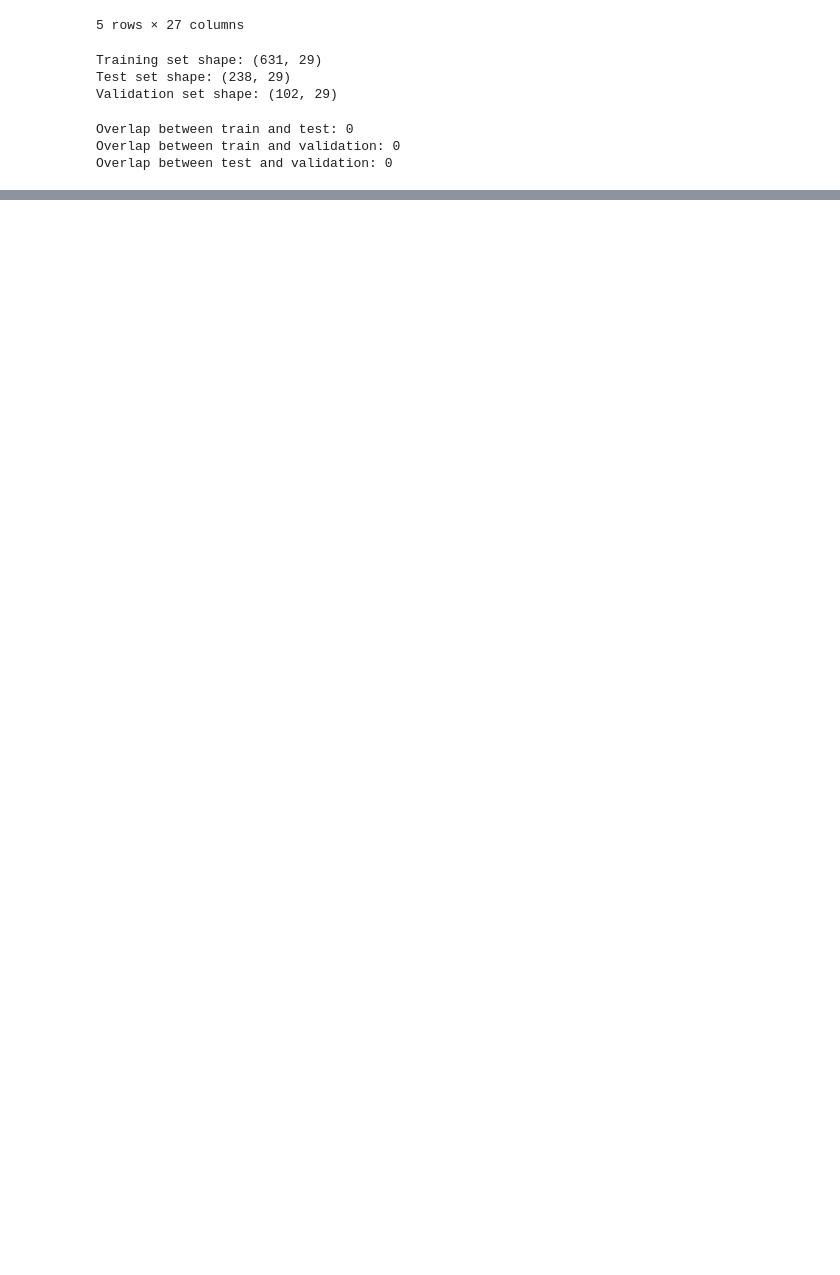
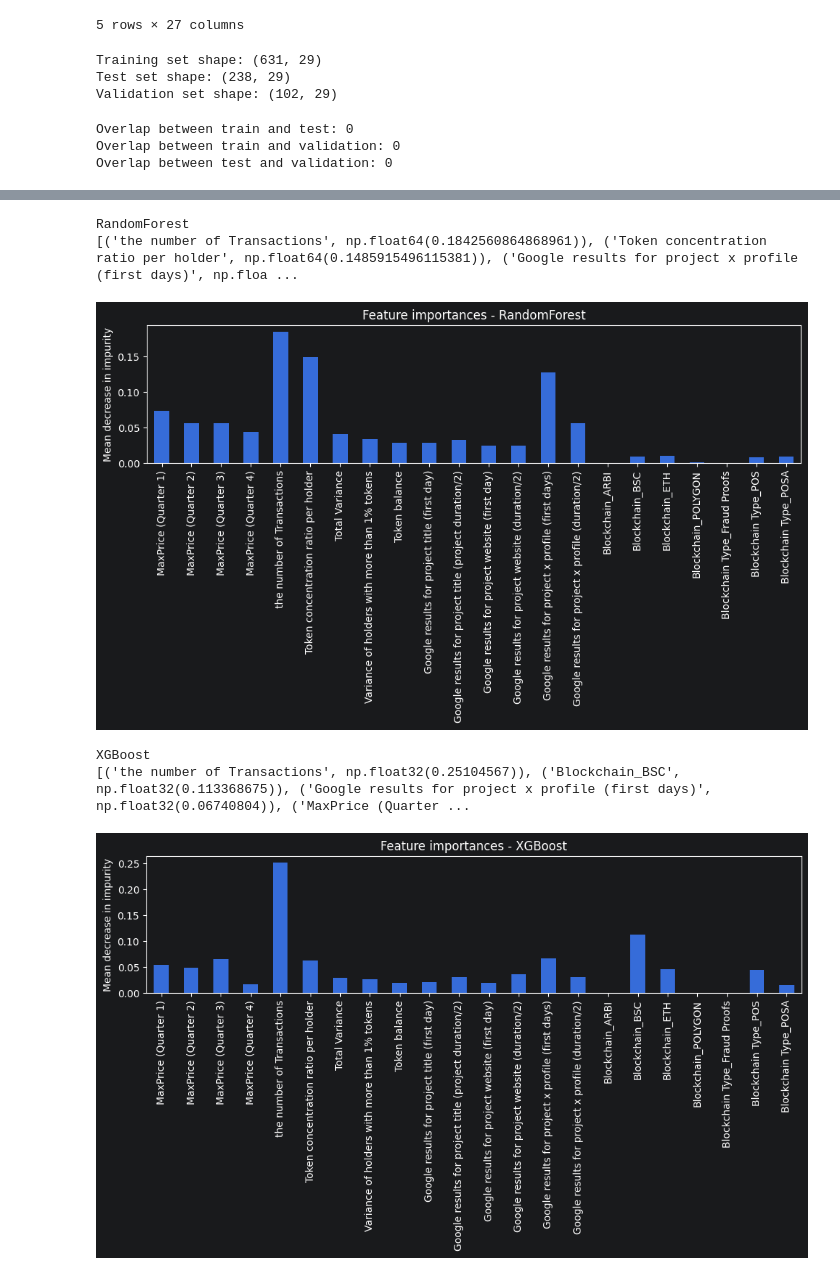
Before and after one commit to Luero/ML_RugPull_Detector, a Jupyter notebook: General pipeline for experimentations.ipynb, the cells around one changed output, grey strips where cells are left out. Saved outputs shown, nothing was run; the diff lists cells and outputs as text; code cells hidden in the pictures; blank space fills up the shorter version.

```diff
--- a/General pipeline for experimentations.ipynb
+++ b/General pipeline for experimentations.ipynb
@@ -206,0 +527,30 @@ TypeError: '<' not supported between instances of 'float' and 'str'
+# %%
+# Assess feature importance for Random Forest and XGBoost with feature_importances_ property and plot them
+
+# Reference: CSM010-2024-APR, Topic 5. 5.12 Hands-on programming demo: evaluating models
+
+def assess_feature_importance_RF_XGBoost_with_plots(name, model, feature_names):
+    scores = dict(zip(feature_names, model.feature_importances_))
+    sorted_scores = sorted(scores.items(), key=lambda x: x[1], reverse=True)
+    print(name)
+    print(sorted_scores)
+
+    importances = pd.Series(model.feature_importances_, index=feature_names)
+
+    fig, ax = pyplot.subplots(figsize=(10, 6))
+    importances.plot.bar(ax=ax)
+    ax.set_title(f"Feature importances - {name}")
+    ax.set_ylabel("Mean decrease in impurity")
+    fig.tight_layout()
+    pyplot.show()
+
+for name, model in models:
+    if name in ("RandomForest", "XGBoost"):
+        assess_feature_importance_RF_XGBoost_with_plots(name, model, feature_names)
+# %% [output]
+RandomForest
+[('the number of Transactions', np.float64(0.1842560864868961)), ('Token concentration ratio per holder', np.float64(0.1485915496115381)), ('Google results for project x profile (first days)', np.floa ...
+[figure, added]
+XGBoost
+[('the number of Transactions', np.float32(0.25104567)), ('Blockchain_BSC', np.float32(0.113368675)), ('Google results for project x profile (first days)', np.float32(0.06740804)), ('MaxPrice (Quarter ...
+[figure, added]
```
Also changed, not shown: parts of 15 cells of this notebook, 1 other file.
